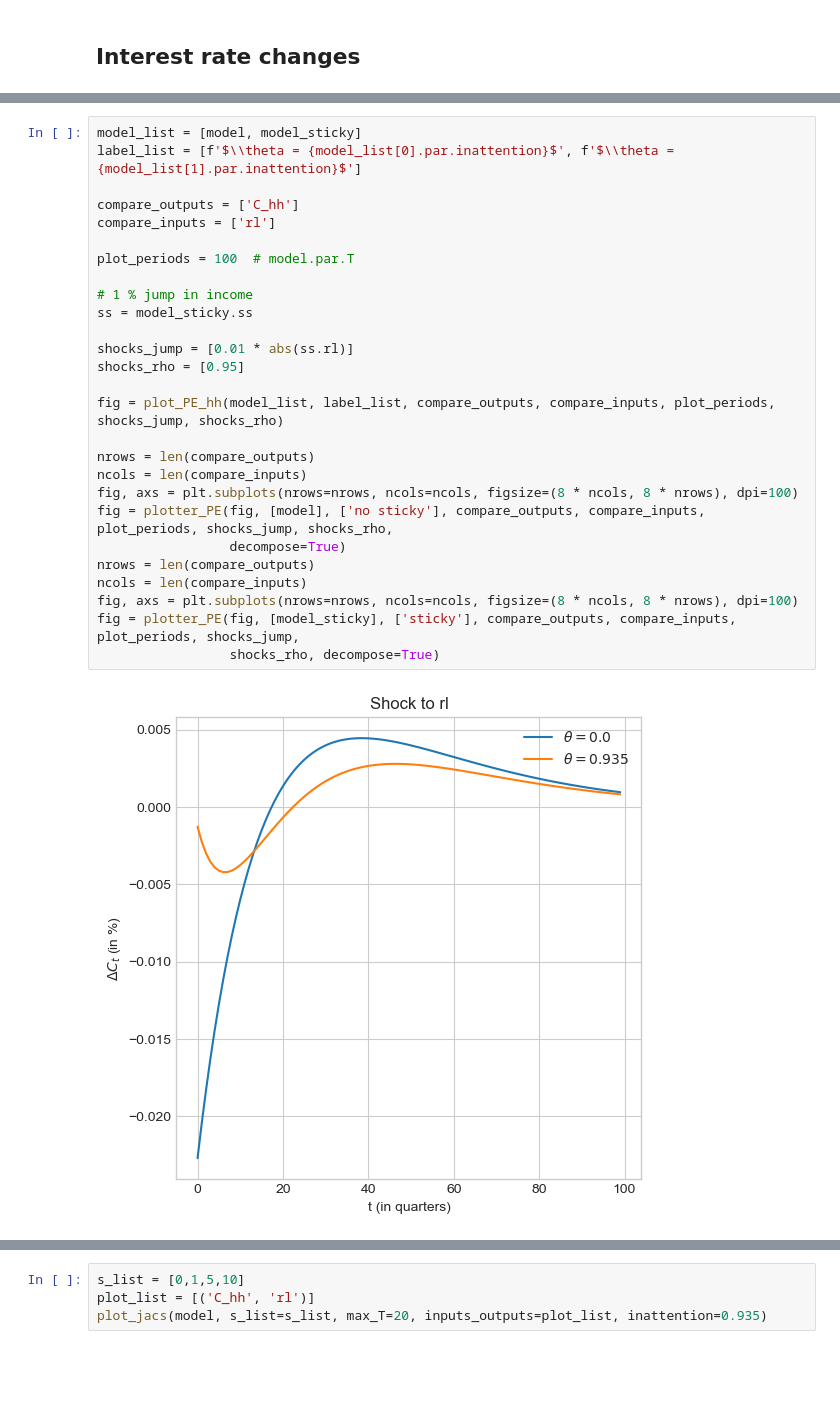
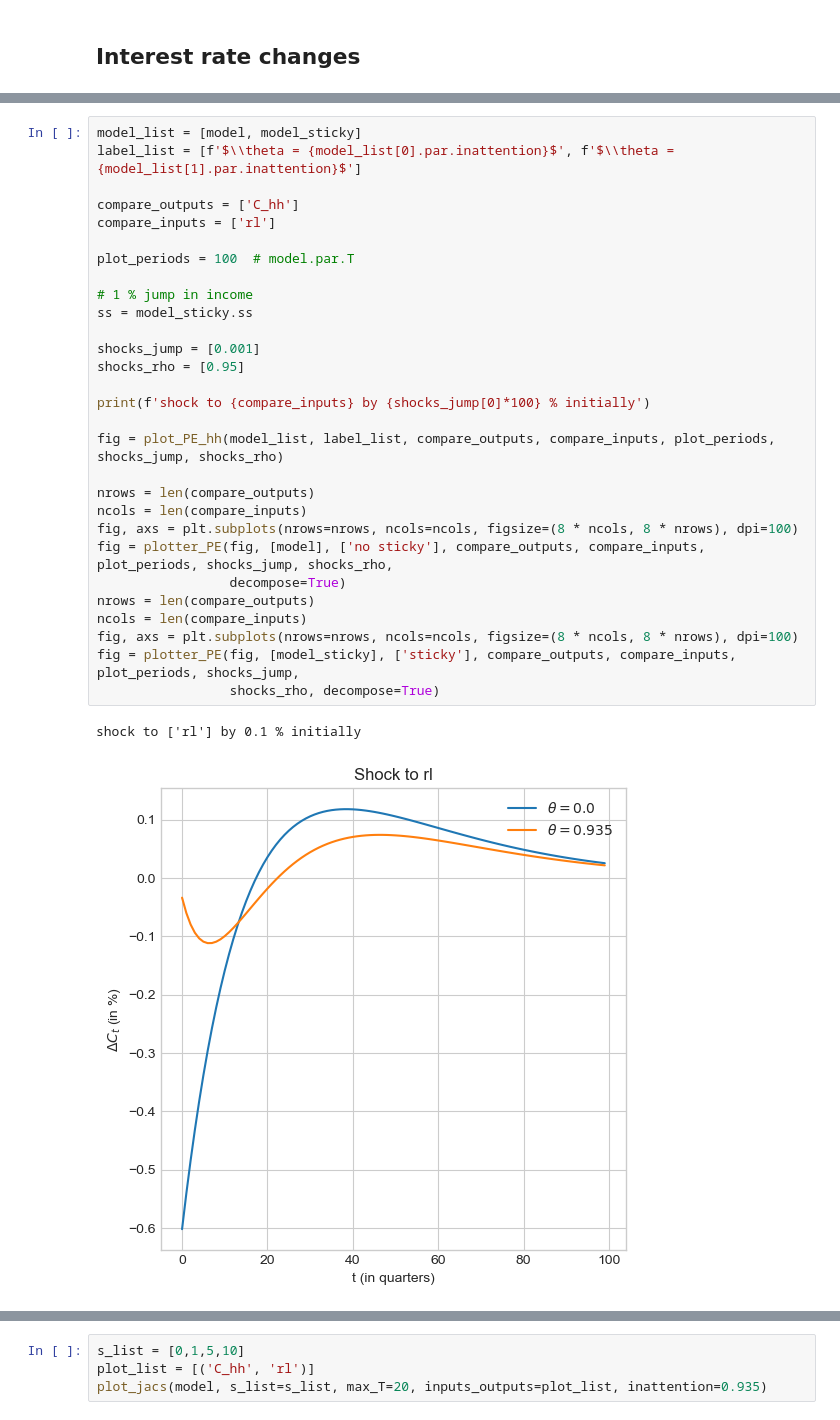
Before and after one commit to YanWin/StickyInformationHANK, a Jupyter notebook: notebooks/Replication_Notebooks/MPC_iMPC_matching.ipynb, the cells around one changed output, grey strips where cells are left out. Cells and saved outputs as stored; diff of their text form; blank space fills up the shorter version.

```diff
--- a/notebooks/Replication_Notebooks/MPC_iMPC_matching.ipynb
+++ b/notebooks/Replication_Notebooks/MPC_iMPC_matching.ipynb
@@ -610,29 +616,32 @@ plot_jacs(model, s_list=s_list, max_T=20, inputs_outputs=plot_list, inattention=
 # %%
 model_list = [model, model_sticky]
 label_list = [f'$\\theta = {model_list[0].par.inattention}$', f'$\\theta = {model_list[1].par.inattention}$']
 
 compare_outputs = ['C_hh']
 compare_inputs = ['rl']
 
 plot_periods = 100  # model.par.T
 
 # 1 % jump in income
 ss = model_sticky.ss
 
-shocks_jump = [0.01 * abs(ss.rl)]
+shocks_jump = [0.001]
 shocks_rho = [0.95]
+
+print(f'shock to {compare_inputs} by {shocks_jump[0]*100} % initially')
 
 fig = plot_PE_hh(model_list, label_list, compare_outputs, compare_inputs, plot_periods, shocks_jump, shocks_rho)
 
 nrows = len(compare_outputs)
 ncols = len(compare_inputs)
 fig, axs = plt.subplots(nrows=nrows, ncols=ncols, figsize=(8 * ncols, 8 * nrows), dpi=100)
 fig = plotter_PE(fig, [model], ['no sticky'], compare_outputs, compare_inputs, plot_periods, shocks_jump, shocks_rho,
                  decompose=True)
 nrows = len(compare_outputs)
 ncols = len(compare_inputs)
 fig, axs = plt.subplots(nrows=nrows, ncols=ncols, figsize=(8 * ncols, 8 * nrows), dpi=100)
 fig = plotter_PE(fig, [model_sticky], ['sticky'], compare_outputs, compare_inputs, plot_periods, shocks_jump,
                  shocks_rho, decompose=True)
 # %% [output]
+shock to ['rl'] by 0.1 % initially
-[figure, old version]
+[figure, new version]
```
Also changed, not shown: parts of 16 cells of this notebook, 5 other files.
